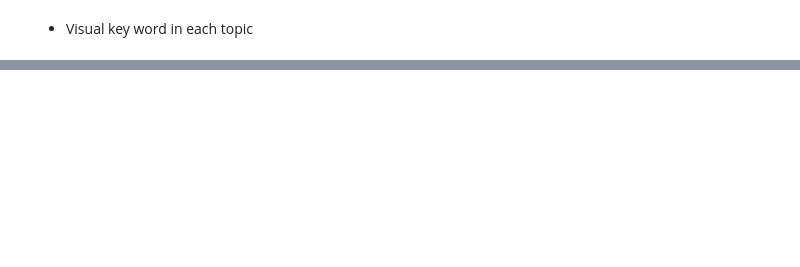
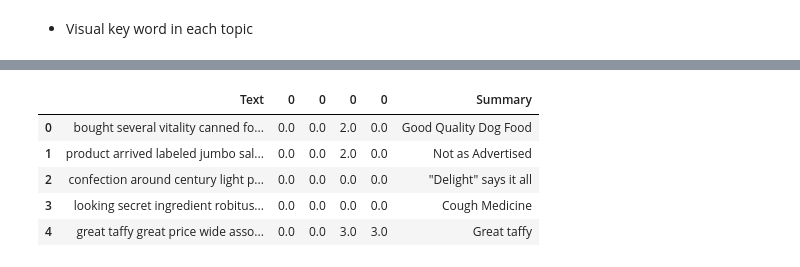
Before and after one commit to dunp7/Extract-Marketing-Information-NLP-, a Jupyter notebook: LSA.ipynb, the cells around one changed output, grey strips where cells are left out. Saved outputs shown, nothing was run; the diff lists cells and outputs as text; code cells hidden in the pictures; blank space fills up the shorter version.

```diff
--- a/LSA.ipynb
+++ b/LSA.ipynb
@@ -273,0 +277,9 @@ TypeError: sequence item 9493: expected str instance, float found
+# %%
+df.head()
+# %% [output]
+|  | Text | 0 | 0 | 0 | 0 | Summary |
+| 0 | bought several vitality canned fo... | 0.0 | 0.0 | 2.0 | 0.0 | Good Quality Dog Food |
+| 1 | product arrived labeled jumbo sal... | 0.0 | 0.0 | 2.0 | 0.0 | Not as Advertised |
+| 2 | confection around century light p... | 0.0 | 0.0 | 0.0 | 0.0 | "Delight" says it all |
+| 3 | looking secret ingredient robitus... | 0.0 | 0.0 | 0.0 | 0.0 | Cough Medicine |
+| 4 | great taffy great price wide asso... | 0.0 | 0.0 | 3.0 | 3.0 | Great taffy |
```
Also changed, not shown: parts of 23 cells of this notebook.
